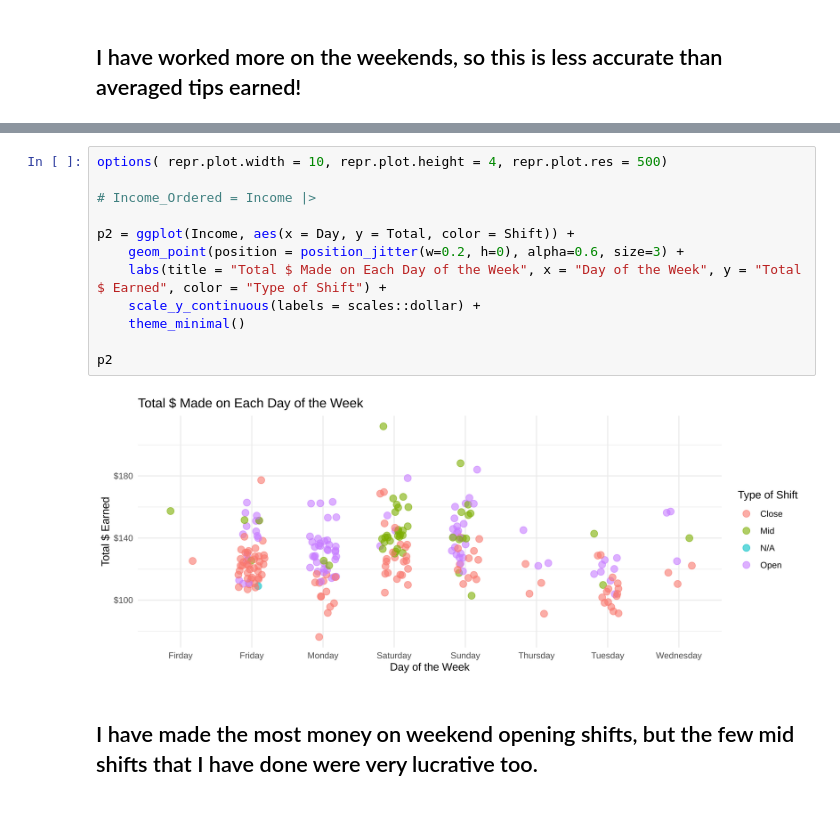
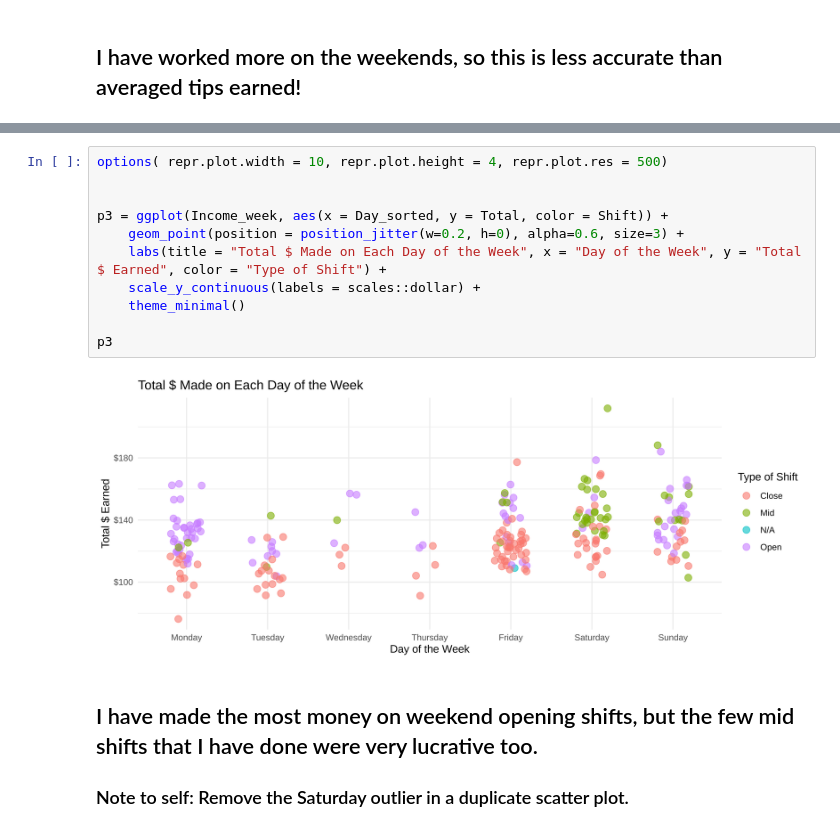
Before and after one commit to rcjones9/Budget, a Jupyter notebook: Income Visualizations.ipynb, the cells around one changed output, grey strips where cells are left out. Saved outputs shown, nothing was run; the diff lists cells and outputs as text.

```diff
--- a/Income Visualizations.ipynb
+++ b/Income Visualizations.ipynb
@@ -81,16 +82,17 @@ p
 # %%
 options( repr.plot.width = 10, repr.plot.height = 4, repr.plot.res = 500)
 
-# Income_Ordered = Income |>
 
-p2 = ggplot(Income, aes(x = Day, y = Total, color = Shift)) +
+p3 = ggplot(Income_week, aes(x = Day_sorted, y = Total, color = Shift)) +
     geom_point(position = position_jitter(w=0.2, h=0), alpha=0.6, size=3) +
     labs(title = "Total $ Made on Each Day of the Week", x = "Day of the Week", y = "Total $ Earned", color = "Type of Shift") +
     scale_y_continuous(labels = scales::dollar) +
     theme_minimal()
 
-p2
+p3
 # %% [output]
-[figure, old version]
+[figure, new version]
 # %% [markdown]
 ## I have made the most money on weekend opening shifts, but the few mid shifts that I have done were very lucrative too.
+
+### Note to self: Remove the Saturday outlier in a duplicate scatter plot.
```
Also changed, not shown: parts of 10 cells of this notebook.
